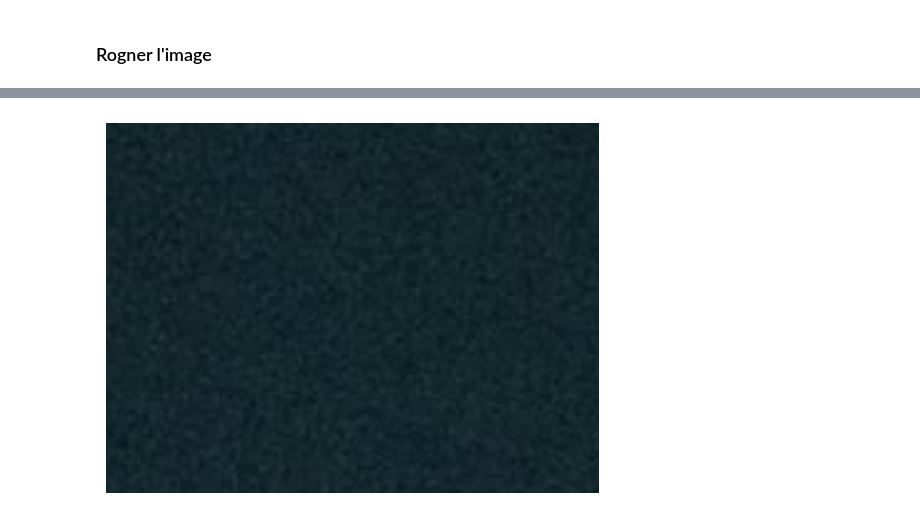
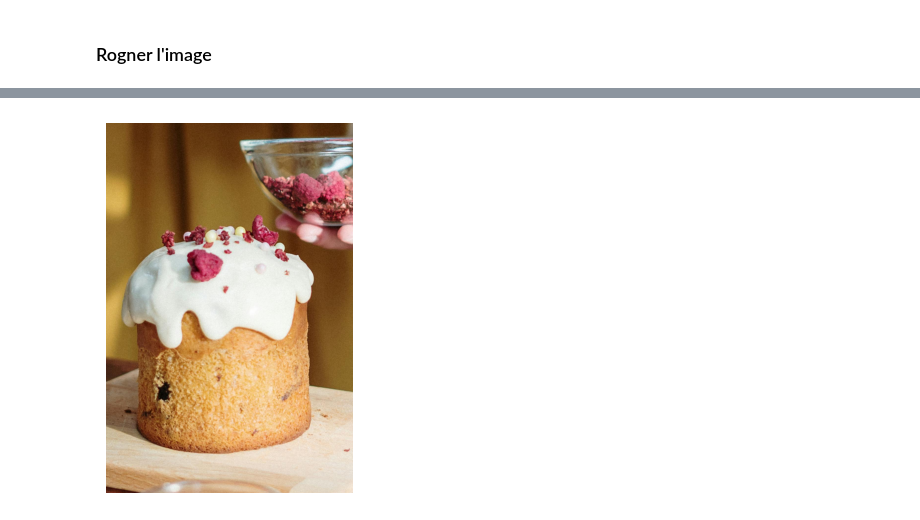
Before and after one commit to BatataNatna/Reconnaissance_S1, a Jupyter notebook: Reconnaissance_S1.ipynb, the cells around one changed output, grey strips where cells are left out. Drawn from its saved outputs; the diff is of its cells as text; code cells hidden in the pictures.

```diff
--- a/Reconnaissance_S1.ipynb
+++ b/Reconnaissance_S1.ipynb
@@ -49,13 +56,12 @@ True
 # %%
-x = 10
-y = 50
-width = 200
-height = 150
-
+x = 1000
+y = 3000
+width = 1000
+height = 1500
 
 cropped_image = image[y:y+height, x:x+width]
 plt.imshow(cv2.cvtColor(cropped_image, cv2.COLOR_BGR2RGB))
 plt.axis('off')
 plt.show()
 # %% [output]
-[figure, old version]
+[figure, new version]
```
Also changed, not shown: parts of 11 cells of this notebook.
